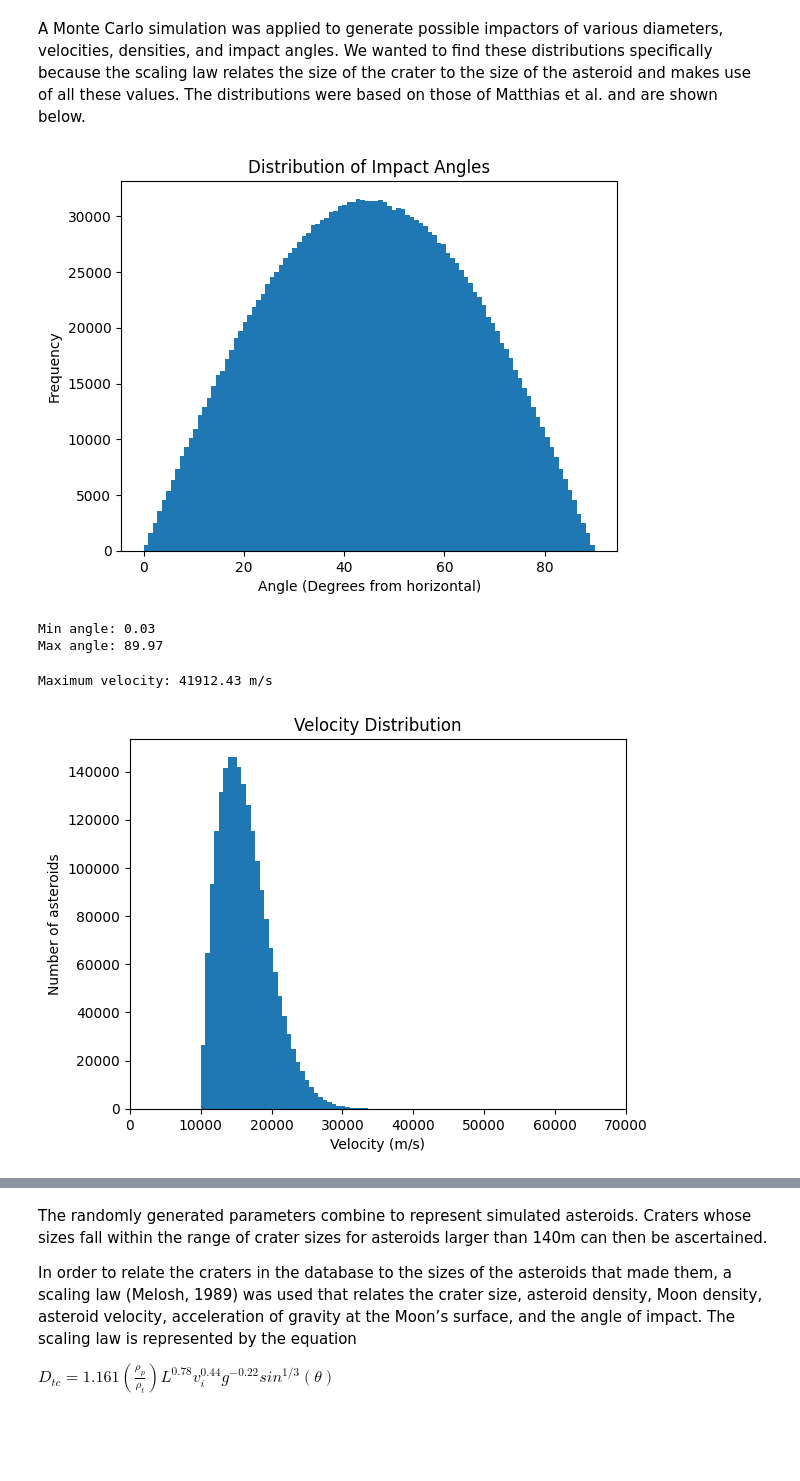
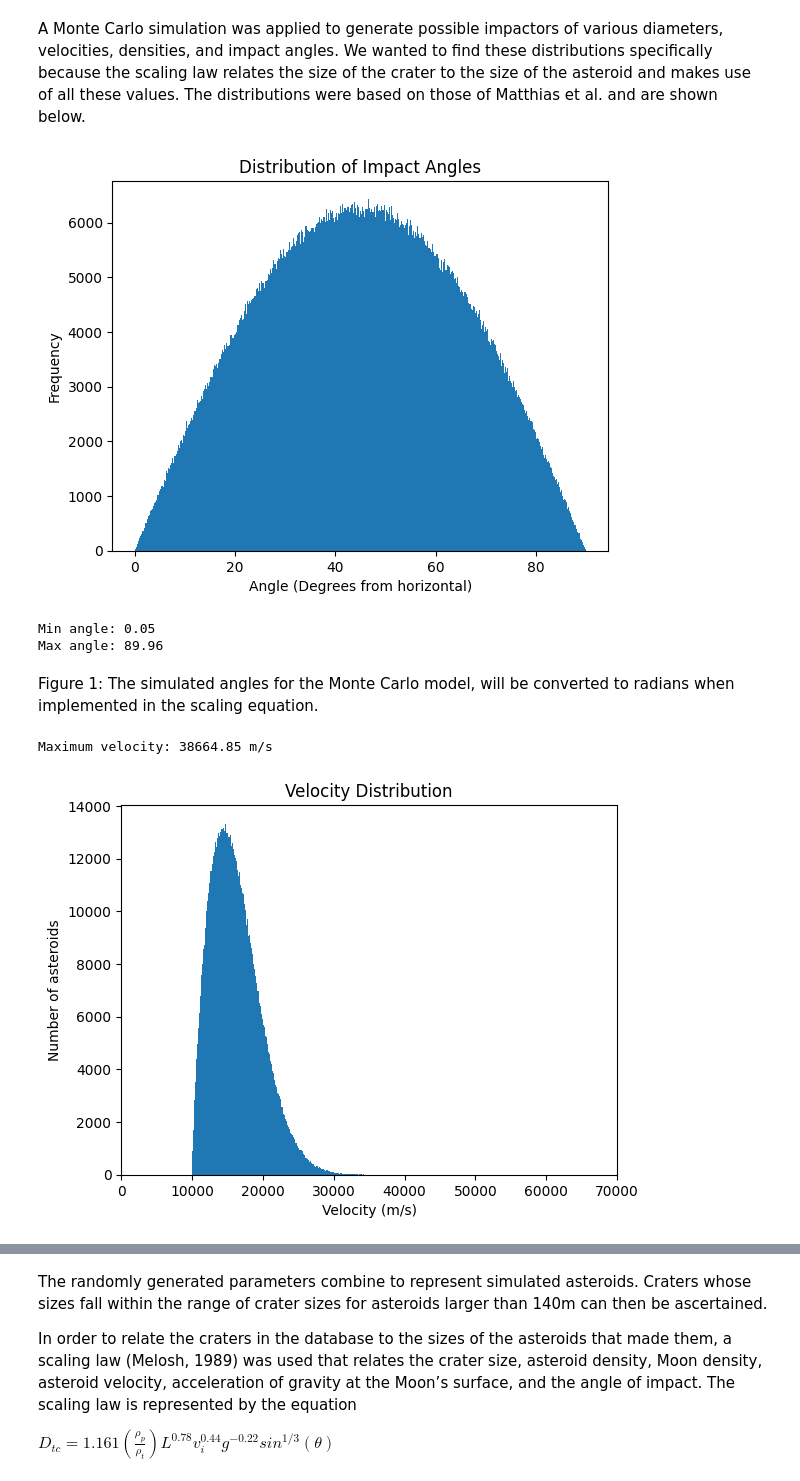
Before and after one commit to jlevitsky/AstroStatsFinal, a Jupyter notebook: FinalNotebook.ipynb, the cells around one changed output, grey strips where cells are left out. Saved outputs shown, nothing was run; the diff lists cells and outputs as text; code cells hidden in the pictures; blank space fills up the shorter version.

```diff
--- a/FinalNotebook.ipynb
+++ b/FinalNotebook.ipynb
@@ -46,23 +47,26 @@ A Monte Carlo simulation was applied to generate possible impactors of various d
 import random # importing the Python random library
 
 angles=[] #declare list
-for _ in range(2000000): # asking this to do stuff 10000 times
+for _ in range(2000000): # asking this to do stuff 2000000 times
     u=random.uniform(0,1) # random number between 0 and 1
     angle=(90/np.pi)*np.arccos(2*u-1) # Distribution of angles according to Mathias et al.
     angles.append(angle)
 
-plt.hist(angles, bins=100)
+plt.hist(angles, bins=500)
 plt.xlabel('Angle (Degrees from horizontal)')
 plt.ylabel('Frequency')
 plt.title('Distribution of Impact Angles')
 plt.show()
 
+# Check that angles are reasonable
 print('Min angle: %.2f' % min(angles))
 print('Max angle: %.2f' % max(angles))
 # %% [output]
-[figure, old version]
+[figure, new version]
-Min angle: 0.03
-Max angle: 89.97
+Min angle: 0.05
+Max angle: 89.96
+# %% [markdown]
+Figure 1: The simulated angles for the Monte Carlo model, will be converted to radians when implemented in the scaling equation.
 # %%
 # generate the distribution of densities according to Mathias et al.
 
@@ -81,17 +85,17 @@ for _ in range(2000000):
 # %%
 #generate distribution of velocities
 
 velocities=[] # Velocities in m/s
 for _ in range(2000000):
 	velocity=(10*random.weibullvariate(.7, 1.8)+10)*1000 #convert to m/s
 	velocities.append(velocity)
 # Let's check that this looks correct.
-plt.hist(velocities,bins=50) #again we'll check the results to make sure they make sense
+plt.hist(velocities,bins=500) #again we'll check the results to make sure they make sense
 plt.xlabel("Velocity (m/s)")
 plt.ylabel("Number of asteroids")
 plt.title('Velocity Distribution')
 plt.xlim(0,70000)
 print("Maximum velocity:",'%.2f' %max(velocities),"m/s")
 # %% [output]
-Maximum velocity: 41912.43 m/s
+Maximum velocity: 38664.85 m/s
-[figure, old version]
+[figure, new version]
```
Also changed, not shown: parts of 24 cells of this notebook.
